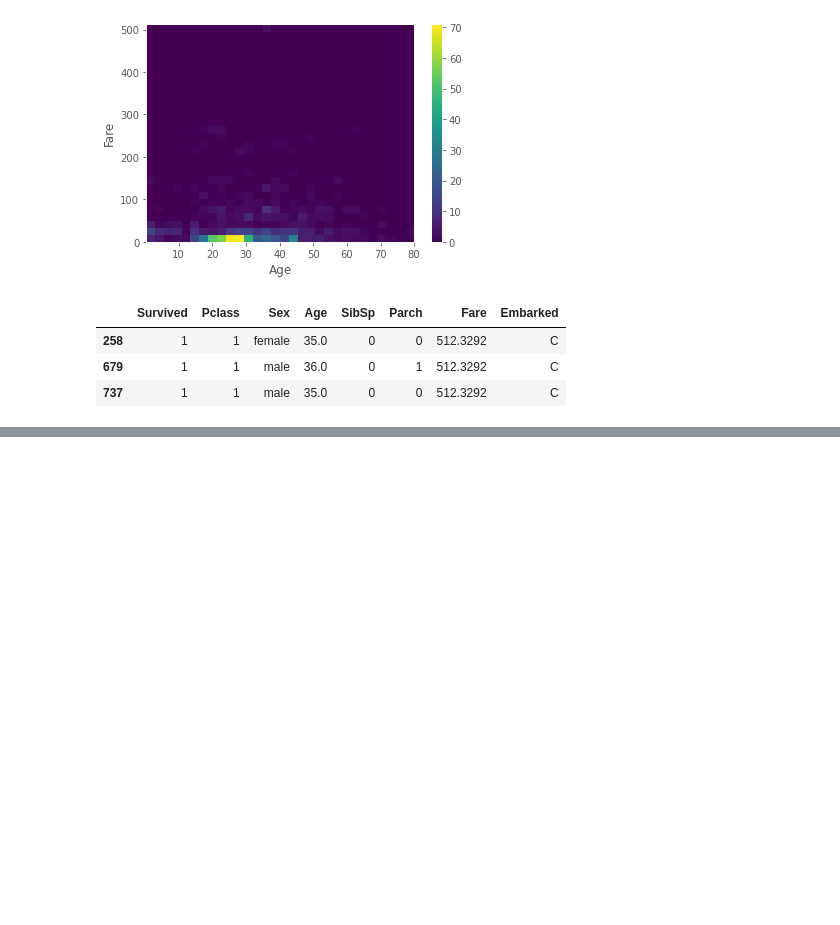
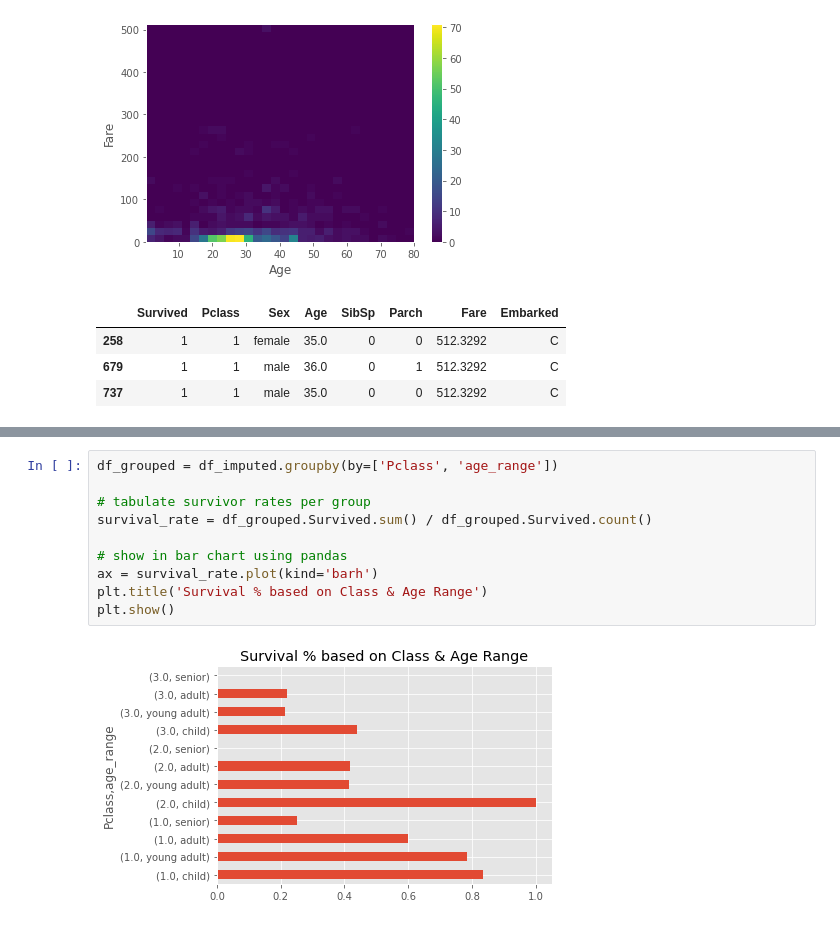
Before and after one commit to luisegarduno/MachineLearning_SummerPlan, a Jupyter notebook: Visualization.ipynb, the cells around one changed output, grey strips where cells are left out. Saved outputs shown, nothing was run; the diff lists cells and outputs as text; blank space fills up the shorter version.

```diff
--- a/Visualization.ipynb
+++ b/Visualization.ipynb
@@ -329,0 +350,12 @@ df[df['Fare']==df['Fare'].max()]
+# %%
+df_grouped = df_imputed.groupby(by=['Pclass', 'age_range'])
+
+# tabulate survivor rates per group
+survival_rate = df_grouped.Survived.sum() / df_grouped.Survived.count()
+
+# show in bar chart using pandas
+ax = survival_rate.plot(kind='barh')
+plt.title('Survival % based on Class & Age Range')
+plt.show()
+# %% [output]
+[figure, added]
```
Also changed, not shown: parts of 6 cells of this notebook, 1 other file.
